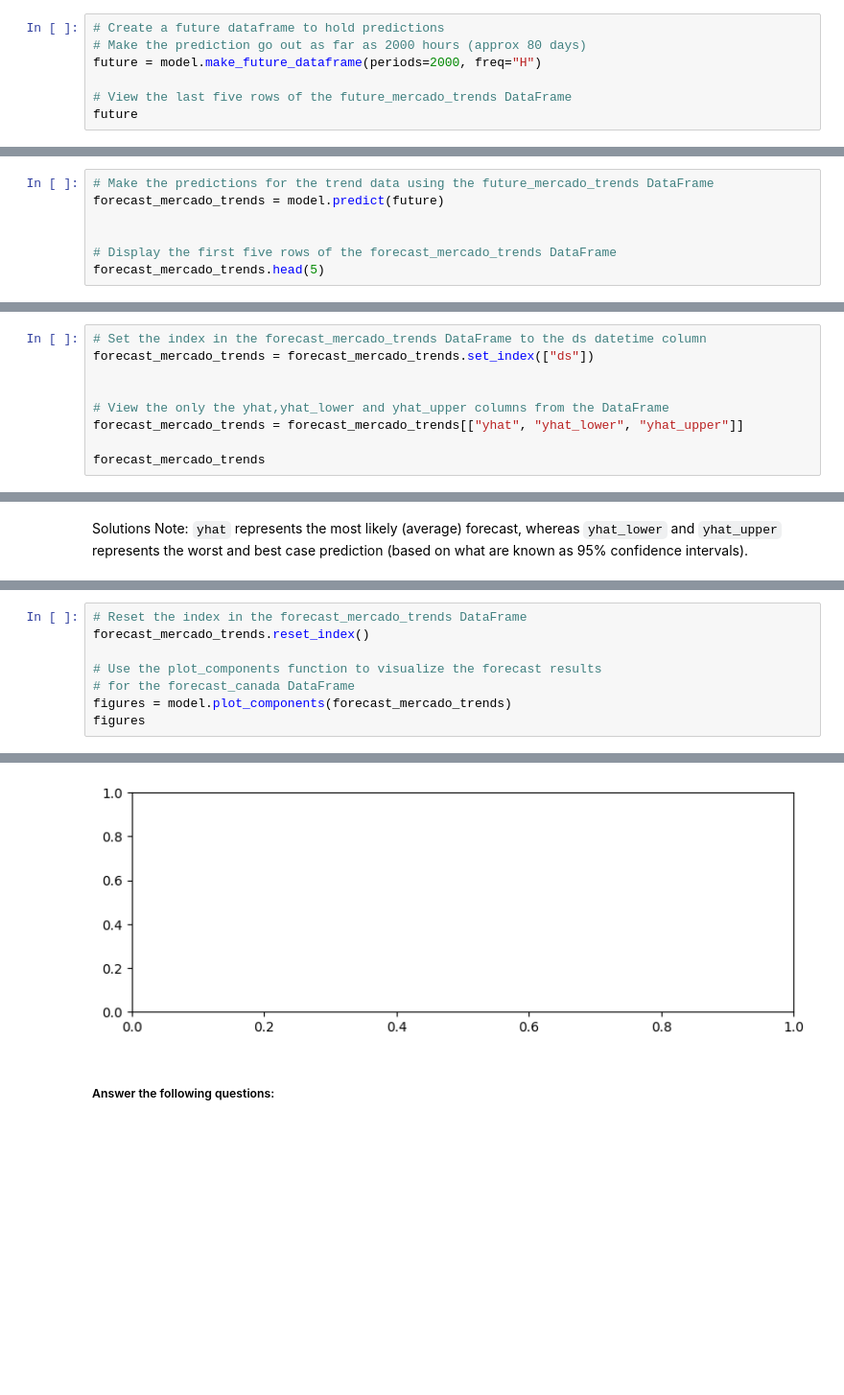
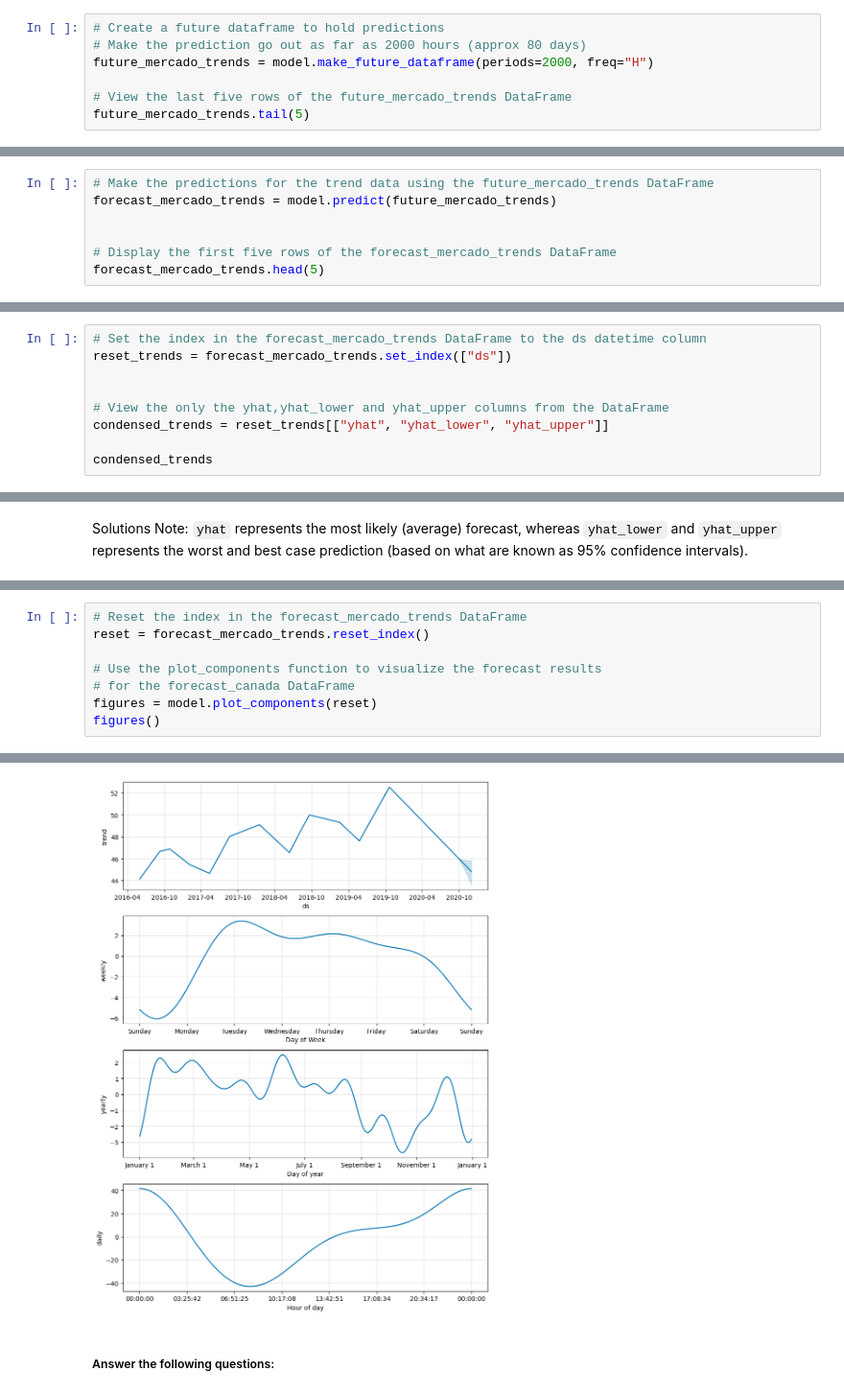
Before and after one commit to leonej01/prophet-challenge., a Jupyter notebook: forecasting_net_prophet.ipynb, the cells around one changed output, grey strips where cells are left out. Shown at 96% size. Drawn from its saved outputs; the diff is of its cells as text; blank space fills up the shorter version.

```diff
--- a/forecasting_net_prophet.ipynb
+++ b/forecasting_net_prophet.ipynb
@@ -461,9 +455,9 @@ INFO:cmdstanpy:Chain [1] done processing
 # %%
 # Create a future dataframe to hold predictions
 # Make the prediction go out as far as 2000 hours (approx 80 days)
-future = model.make_future_dataframe(periods=2000, freq="H")
+future_mercado_trends = model.make_future_dataframe(periods=2000, freq="H")
 
 # View the last five rows of the future_mercado_trends DataFrame
-future
+future_mercado_trends.tail(5)
 # %% [output]
 |  | ds |
@@ -482,6 +469,6 @@ future
 # %%
 # Make the predictions for the trend data using the future_mercado_trends DataFrame
-forecast_mercado_trends = model.predict(future)
+forecast_mercado_trends = model.predict(future_mercado_trends)
 
 
 # Display the first five rows of the forecast_mercado_trends DataFrame
@@ -517,13 +504,13 @@ plot = model.plot(forecast_mercado_trends)
 * What's the lowest point for search traffic in the calendar year?
 # %%
 # Set the index in the forecast_mercado_trends DataFrame to the ds datetime column
-forecast_mercado_trends = forecast_mercado_trends.set_index(["ds"])
+reset_trends = forecast_mercado_trends.set_index(["ds"])
 
 
 # View the only the yhat,yhat_lower and yhat_upper columns from the DataFrame
-forecast_mercado_trends = forecast_mercado_trends[["yhat", "yhat_lower", "yhat_upper"]]
+condensed_trends = reset_trends[["yhat", "yhat_lower", "yhat_upper"]]
 
-forecast_mercado_trends
+condensed_trends
 # %% [output]
 |  | yhat | yhat_lower | yhat_upper |
 | ds |  |  |  |
@@ -551,9 +538,9 @@ forecast_mercado_trends[["yhat", "yhat_lower", "yhat_upper"]].iloc[-2000:].plot(
 # %%
 # Reset the index in the forecast_mercado_trends DataFrame
-forecast_mercado_trends.reset_index()
+reset = forecast_mercado_trends.reset_index()
 
 # Use the plot_components function to visualize the forecast results
 # for the forecast_canada DataFrame
-figures = model.plot_components(forecast_mercado_trends)
-figures
+figures = model.plot_components(reset)
+figures()
 # %% [output]
@@ -561,4 +548,4 @@ KeyError: 'ds'
-[figure, old version]
+[figure, new version]
 # %% [markdown]
 ##### Answer the following questions:
 # %% [markdown]
```
Also changed, not shown: parts of 15 cells of this notebook.
